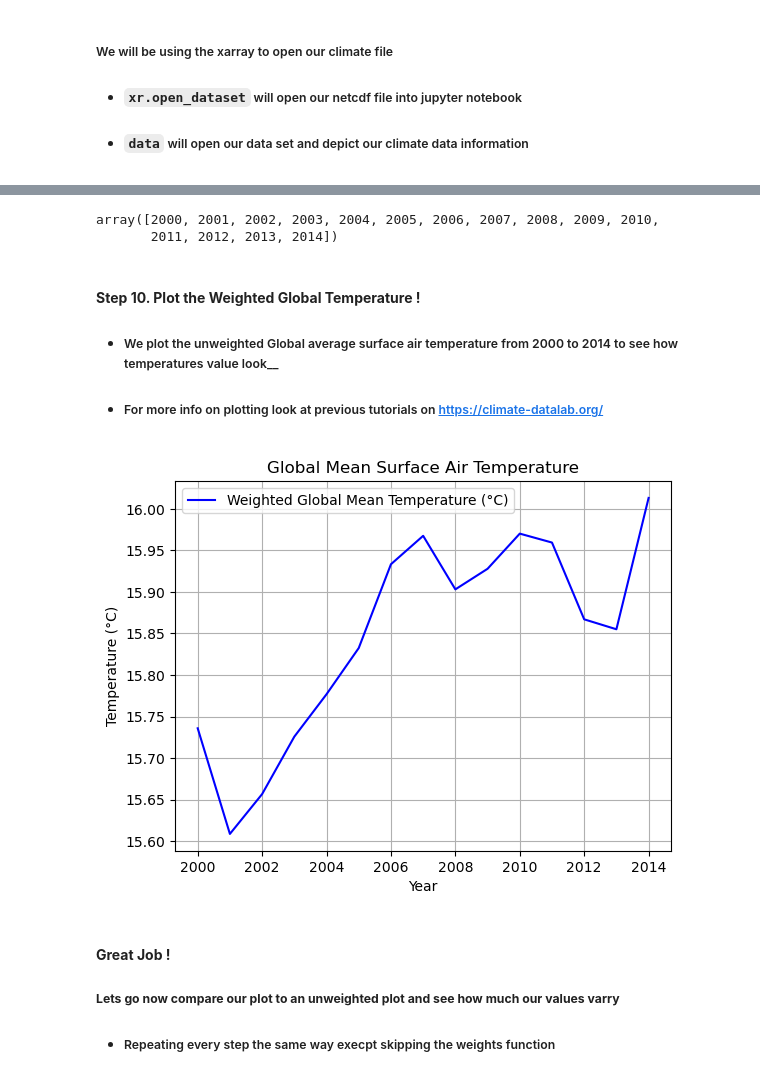
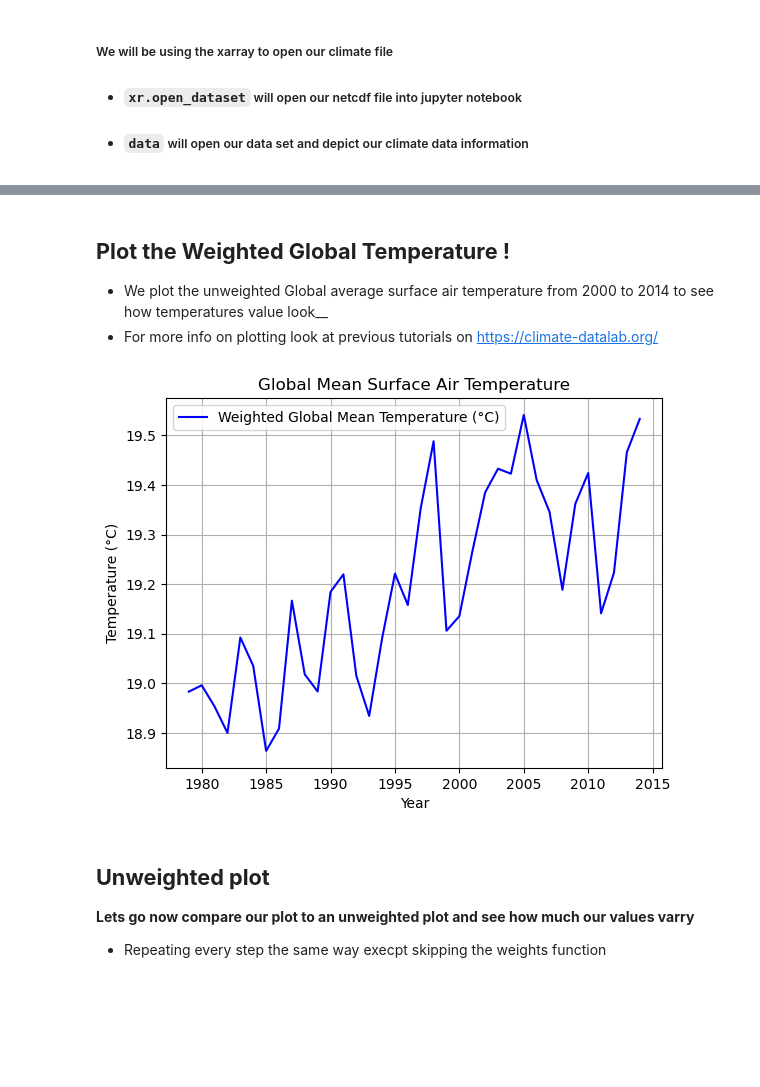
Before and after one commit to climate-datalab/Getting-Started-Tutorials, a Jupyter notebook: Weight Grid Cells + Plot Global Average.ipynb, the cells around one changed output, grey strips where cells are left out. Cells and saved outputs as stored; diff of their text form; code cells hidden in the pictures; blank space fills up the shorter version.

```diff
--- a/Weight Grid Cells + Plot Global Average.ipynb
+++ b/Weight Grid Cells + Plot Global Average.ipynb
@@ -53,5 +69,4 @@ import numpy as np
 - ##### `xr.open_dataset` will open our netcdf file into jupyter notebook
 - ##### `data` will open our data set and depict our climate data information
 # %%
-data = xr.open_dataset('/Users/fletcherhoz/Downloads/tas_day_ACCESS-ESM1-5_hist-GHG_r9i1p1f1_gn_20000101-20141231.nc')
-data
+data = xr.open_dataset('/Users/fletcherhoz/Desktop/tas_Amon_BCC-CSM2-MR_amip-future4K_r1i1p1f1_gn_197901-201412.nc')
@@ -136,26 +140,22 @@ array([15.7358657 , 15.60873955, 15.65667574, 15.72580177, 15.77685076,
-# %%
-weighted_years = yearly_weighted_global_temp.year.values
-weighted_years
-# %% [output]
-array([2000, 2001, 2002, 2003, 2004, 2005, 2006, 2007, 2008, 2009, 2010,
-       2011, 2012, 2013, 2014])
 # %% [markdown]
-#### __Step 10. Plot the Weighted Global Temperature !__
-- ##### We plot the unweighted Global average surface air temperature from 2000 to 2014 to see how temperatures value look__
-- ##### For more info on plotting look at previous tutorials on https://climate-datalab.org/
+<a id='plot'></a>
+## **Plot the Weighted Global Temperature !**
+- We plot the unweighted Global average surface air temperature from 2000 to 2014 to see how temperatures value look__
+- For more info on plotting look at previous tutorials on https://climate-datalab.org/
 # %%
 plt.figure()
-plt.plot(weighted_years, yearly_weighted_global_temp, label='Weighted Global Mean Temperature (°C)', color='blue')
+plt.plot(yearly_weighted_global_temp.year, yearly_weighted_global_temp, label='Weighted Global Mean Temperature (°C)', color='blue')
 plt.xlabel('Year')
 plt.ylabel('Temperature (°C)')
 plt.title('Global Mean Surface Air Temperature')
 plt.legend()
 plt.grid()
 plt.show()
 # %% [output]
-[figure, old version]
+[figure, new version]
 # %% [markdown]
-#### __Great Job !__
-##### __Lets go now compare our plot to an unweighted plot and see how much our values varry__
-- ##### Repeating every step the same way execpt skipping the weights function
+<a id='unweight'></a>
+## **Unweighted plot**
+ __Lets go now compare our plot to an unweighted plot and see how much our values varry__
+- Repeating every step the same way execpt skipping the weights function
 # %%
```
Also changed, not shown: parts of 20 cells of this notebook.
